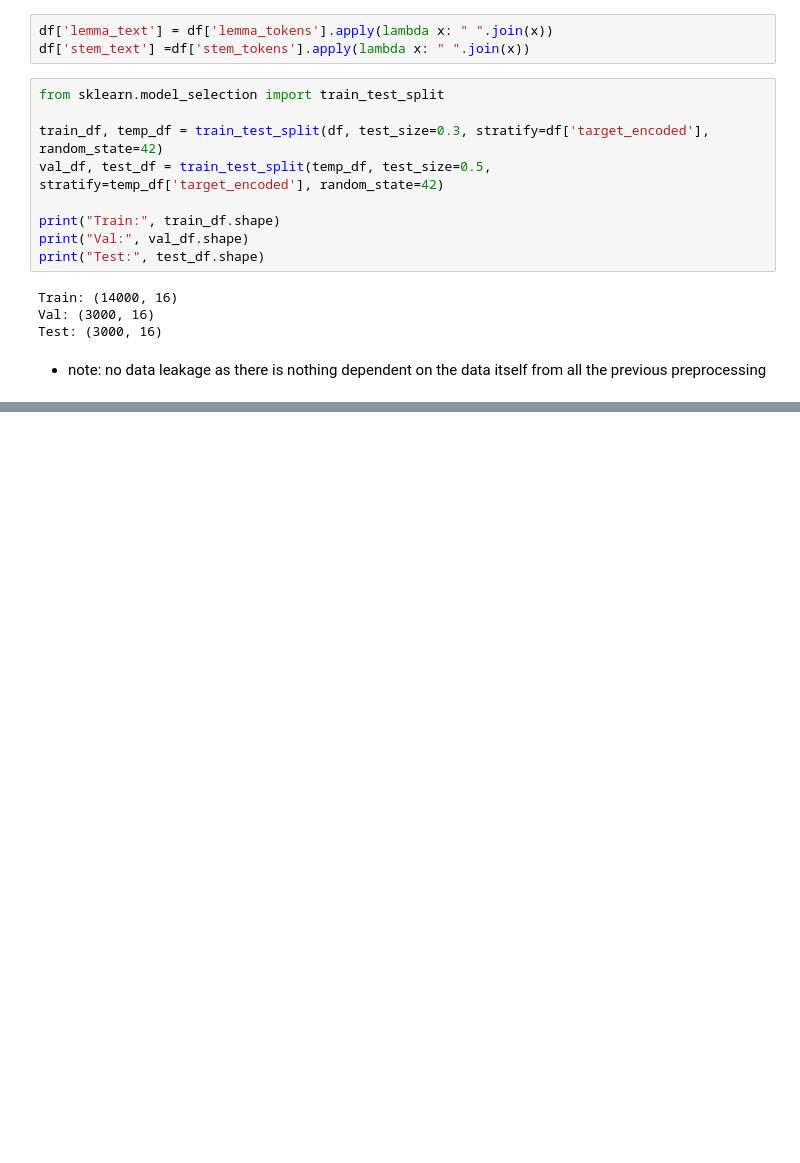
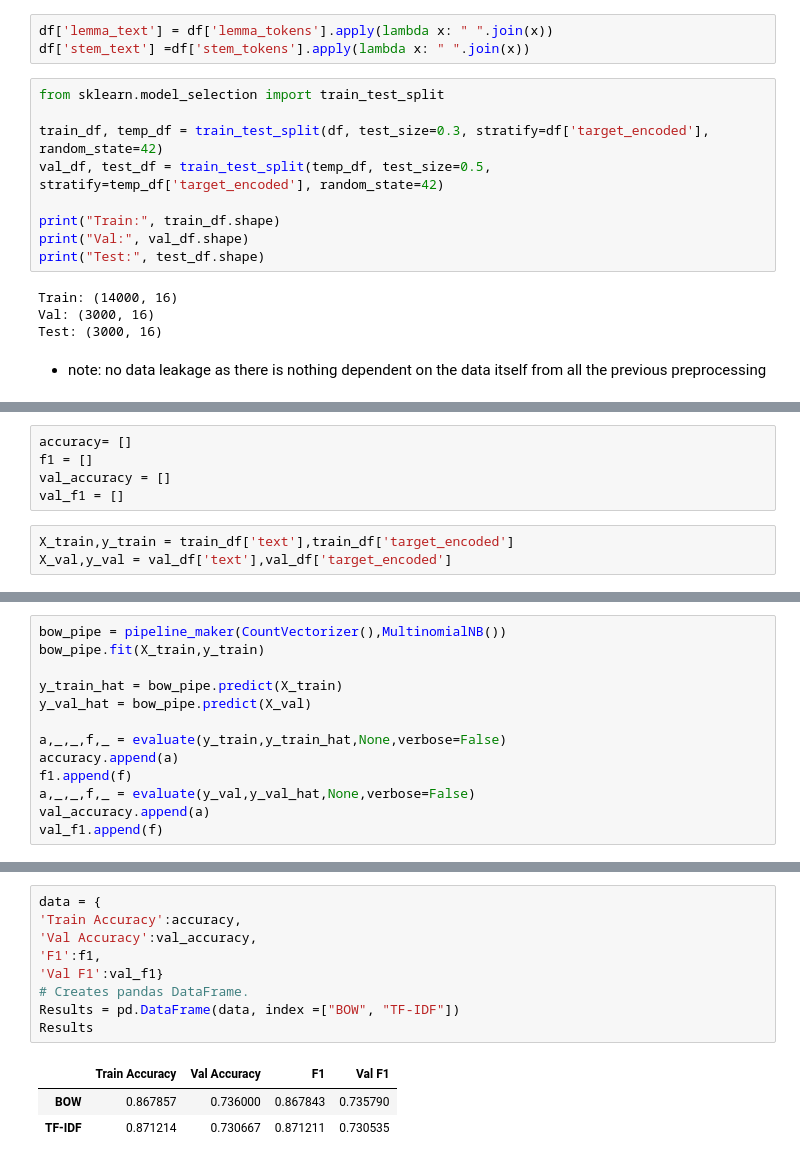
Before and after one commit to Yoyosalah/NLP_Sentiment_Dataset, a Jupyter notebook: NLP_task.ipynb, the cells around one changed output, grey strips where cells are left out. Saved outputs shown, nothing was run; the diff lists cells and outputs as text; blank space fills up the shorter version.

```diff
--- a/NLP_task.ipynb
+++ b/NLP_task.ipynb
@@ -459,0 +682,8 @@ print(X.shape)
+# %%
+accuracy= []
+f1 = []
+val_accuracy = []
+val_f1 = []
+# %%
+X_train,y_train = train_df['text'],train_df['target_encoded']
+X_val,y_val = val_df['text'],val_df['target_encoded']
@@ -459,0 +694,13 @@ print(X.shape)
+# %%
+bow_pipe = pipeline_maker(CountVectorizer(),MultinomialNB())
+bow_pipe.fit(X_train,y_train)
+
+y_train_hat = bow_pipe.predict(X_train)
+y_val_hat = bow_pipe.predict(X_val)
+
+a,_,_,f,_ = evaluate(y_train,y_train_hat,None,verbose=False)
+accuracy.append(a)
+f1.append(f)
+a,_,_,f,_ = evaluate(y_val,y_val_hat,None,verbose=False)
+val_accuracy.append(a)
+val_f1.append(f)
@@ -459,0 +722,13 @@ print(X.shape)
+# %%
+data = {
+'Train Accuracy':accuracy,
+'Val Accuracy':val_accuracy,
+'F1':f1,
+'Val F1':val_f1}
+# Creates pandas DataFrame.
+Results = pd.DataFrame(data, index =["BOW", "TF-IDF"])
+Results
+# %% [output]
+|  | Train Accuracy | Val Accuracy | F1 | Val F1 |
+| BOW | 0.867857 | 0.736000 | 0.867843 | 0.735790 |
+| TF-IDF | 0.871214 | 0.730667 | 0.871211 | 0.730535 |
```
Also changed, not shown: parts of 34 cells of this notebook, 3 other files.
